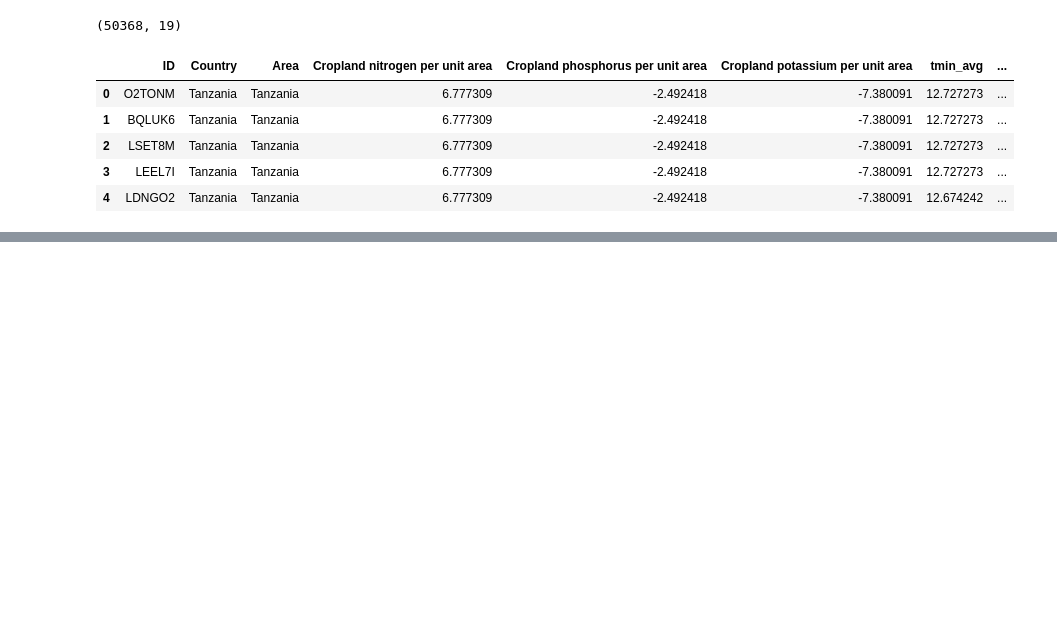
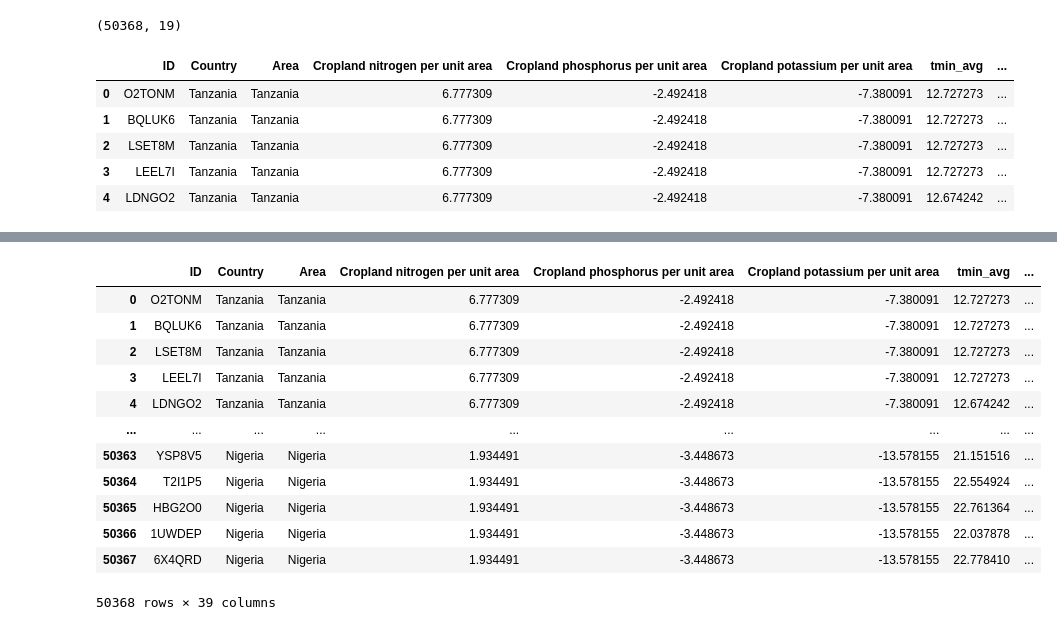
Before and after one commit to lucknera/projekt_interdyscyplinarny, a Jupyter notebook: models/olek-fe.ipynb, the cells around one changed output, grey strips where cells are left out. Saved outputs shown, nothing was run; the diff lists cells and outputs as text; code cells hidden in the pictures; blank space fills up the shorter version.

```diff
--- a/models/olek-fe.ipynb
+++ b/models/olek-fe.ipynb
@@ -690,0 +766,3 @@ features_comb.to_csv('../features/olek-features.csv', index=False)
+# %%
+deep_features = [col for col in SG_features.columns if '100' in col]
+deep_features
@@ -690,0 +780,4 @@ features_comb.to_csv('../features/olek-features.csv', index=False)
+# %%
+SG_features.drop(columns=deep_features, inplace=True)
+print(SG_features.shape)
+SG_features.head()
@@ -690,0 +804,4 @@ features_comb.to_csv('../features/olek-features.csv', index=False)
+# %%
+olek_features = pd.read_csv('../features/olek-features.csv')
+print(olek_features.shape)
+olek_features.head()
@@ -690,0 +816,4 @@ features_comb.to_csv('../features/olek-features.csv', index=False)
+# %%
+features_comb = pd.merge(olek_features, SG_features, on='ID', how='left')
+print(features_comb.shape)
+features_comb.head()
@@ -690,0 +849,16 @@ features_comb.to_csv('../features/olek-features.csv', index=False)
+# %%
+features_comb.fillna(SG_features.mean(numeric_only=True), inplace=True)
+# %% [output]
+|  | ID | Country | Area | Cropland nitrogen per unit area | Cropland phosphorus per unit area | Cropland potassium per unit area | tmin_avg | ... |
+| 0 | O2TONM | Tanzania | Tanzania | 6.777309 | -2.492418 | -7.380091 | 12.727273 | ... |
+| 1 | BQLUK6 | Tanzania | Tanzania | 6.777309 | -2.492418 | -7.380091 | 12.727273 | ... |
+| 2 | LSET8M | Tanzania | Tanzania | 6.777309 | -2.492418 | -7.380091 | 12.727273 | ... |
+| 3 | LEEL7I | Tanzania | Tanzania | 6.777309 | -2.492418 | -7.380091 | 12.727273 | ... |
+| 4 | LDNGO2 | Tanzania | Tanzania | 6.777309 | -2.492418 | -7.380091 | 12.674242 | ... |
+| ... | ... | ... | ... | ... | ... | ... | ... | ... |
+| 50363 | YSP8V5 | Nigeria | Nigeria | 1.934491 | -3.448673 | -13.578155 | 21.151516 | ... |
+| 50364 | T2I1P5 | Nigeria | Nigeria | 1.934491 | -3.448673 | -13.578155 | 22.554924 | ... |
+| 50365 | HBG2O0 | Nigeria | Nigeria | 1.934491 | -3.448673 | -13.578155 | 22.761364 | ... |
+| 50366 | 1UWDEP | Nigeria | Nigeria | 1.934491 | -3.448673 | -13.578155 | 22.037878 | ... |
+| 50367 | 6X4QRD | Nigeria | Nigeria | 1.934491 | -3.448673 | -13.578155 | 22.778410 | ... |
+50368 rows × 39 columns
```
Also changed, not shown: parts of 22 cells of this notebook, 3 other files.
